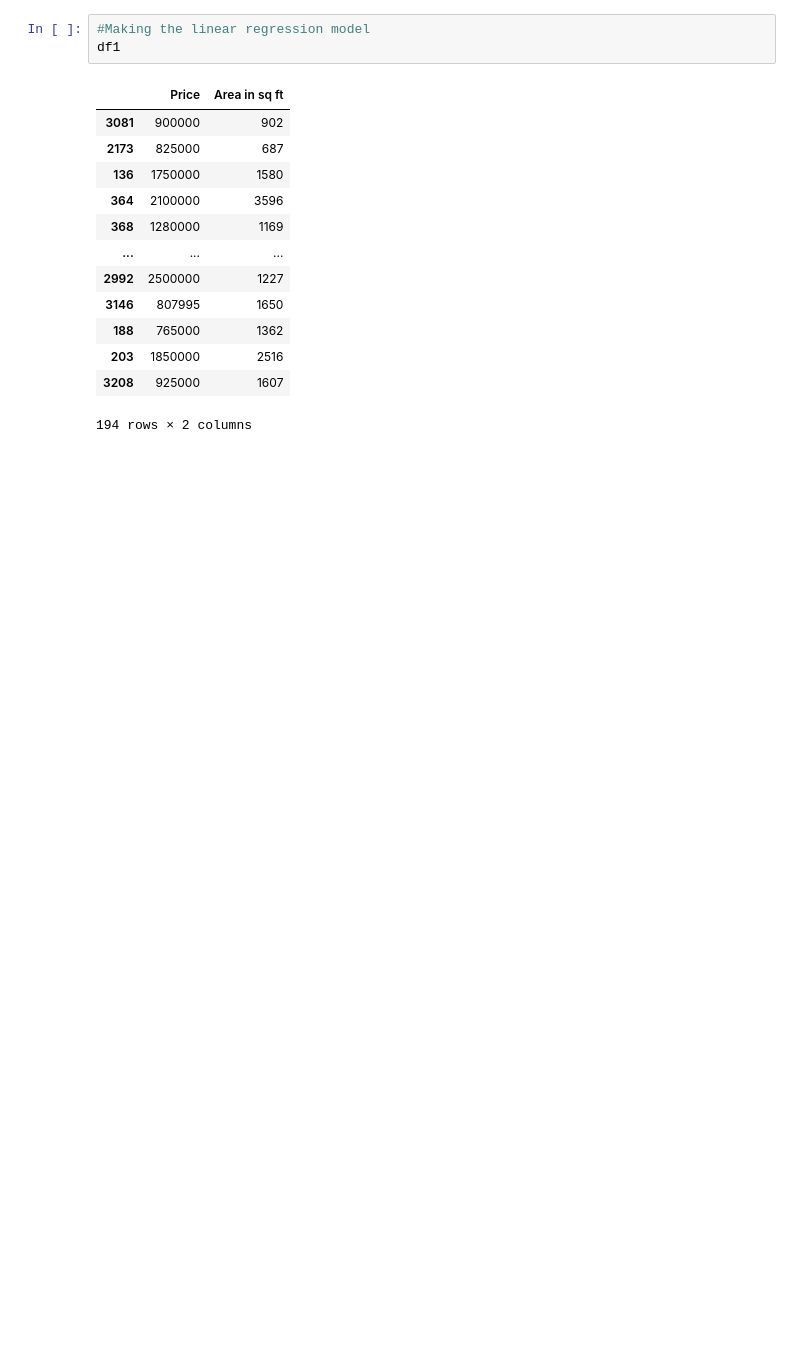
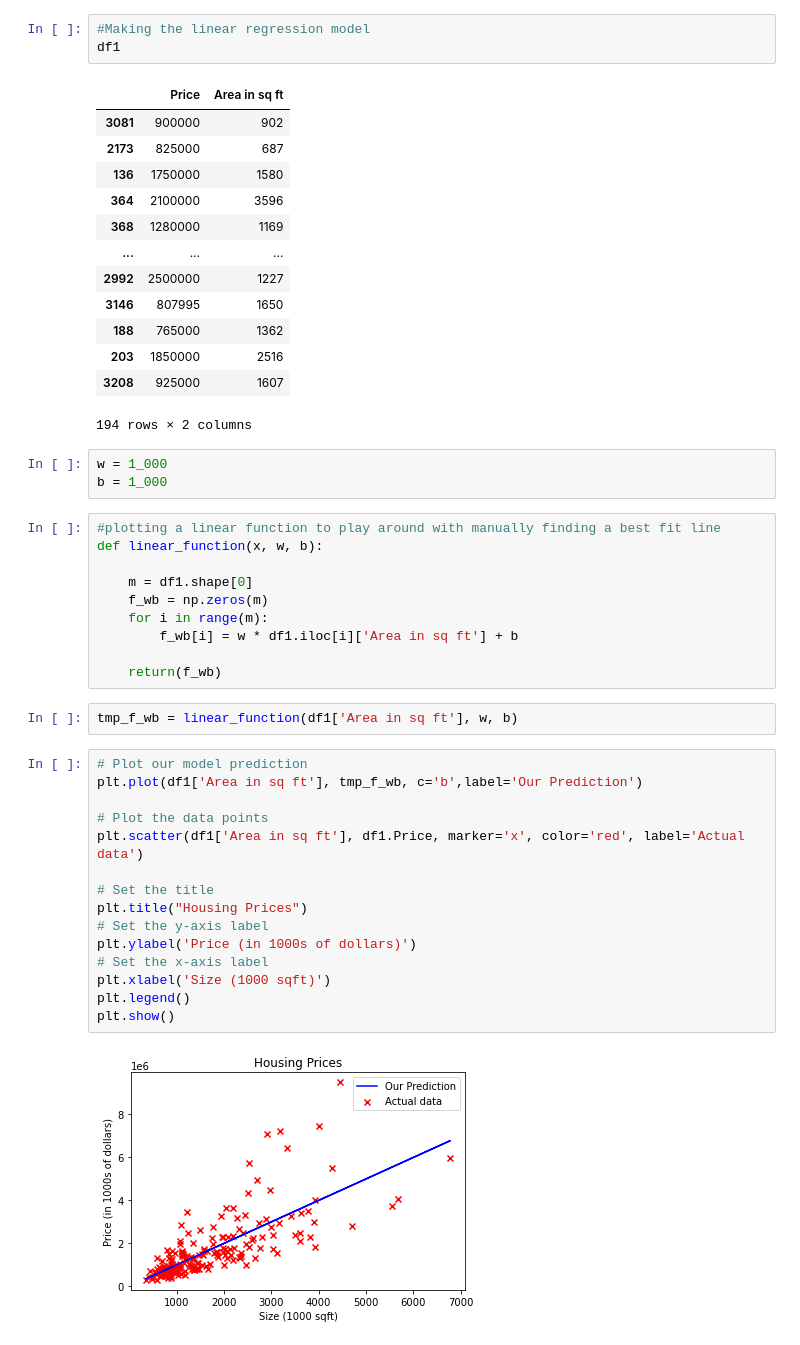
Before and after one commit to ElPatatone/Linear_Regression, a Jupyter notebook: Simple-linear-regression.ipynb, the cells around one changed output. Cells and saved outputs as stored; diff of their text form; blank space fills up the shorter version.

Commit message:
feat: plotted the linear function
I plotted the linear function to play around with finding the best
fit line manually before trying to make a model for it.

```diff
--- a/Simple-linear-regression.ipynb
+++ b/Simple-linear-regression.ipynb
@@ -78,3 +78,35 @@ df1
 | 203 | 1850000 | 2516 |
 | 3208 | 925000 | 1607 |
 194 rows × 2 columns
+# %%
+w = 1_000
+b = 1_000
+# %%
+#plotting a linear function to play around with manually finding a best fit line
+def linear_function(x, w, b):
+
+    m = df1.shape[0]
+    f_wb = np.zeros(m)
+    for i in range(m):
+        f_wb[i] = w * df1.iloc[i]['Area in sq ft'] + b
+
+    return(f_wb)
+# %%
+tmp_f_wb = linear_function(df1['Area in sq ft'], w, b)
+# %%
+# Plot our model prediction
+plt.plot(df1['Area in sq ft'], tmp_f_wb, c='b',label='Our Prediction')
+
+# Plot the data points
+plt.scatter(df1['Area in sq ft'], df1.Price, marker='x', color='red', label='Actual data')
+
+# Set the title
+plt.title("Housing Prices")
+# Set the y-axis label
+plt.ylabel('Price (in 1000s of dollars)')
+# Set the x-axis label
+plt.xlabel('Size (1000 sqft)')
+plt.legend()
+plt.show()
+# %% [output]
+[figure, added]
```
Also changed, not shown: parts of 4 cells of this notebook.
